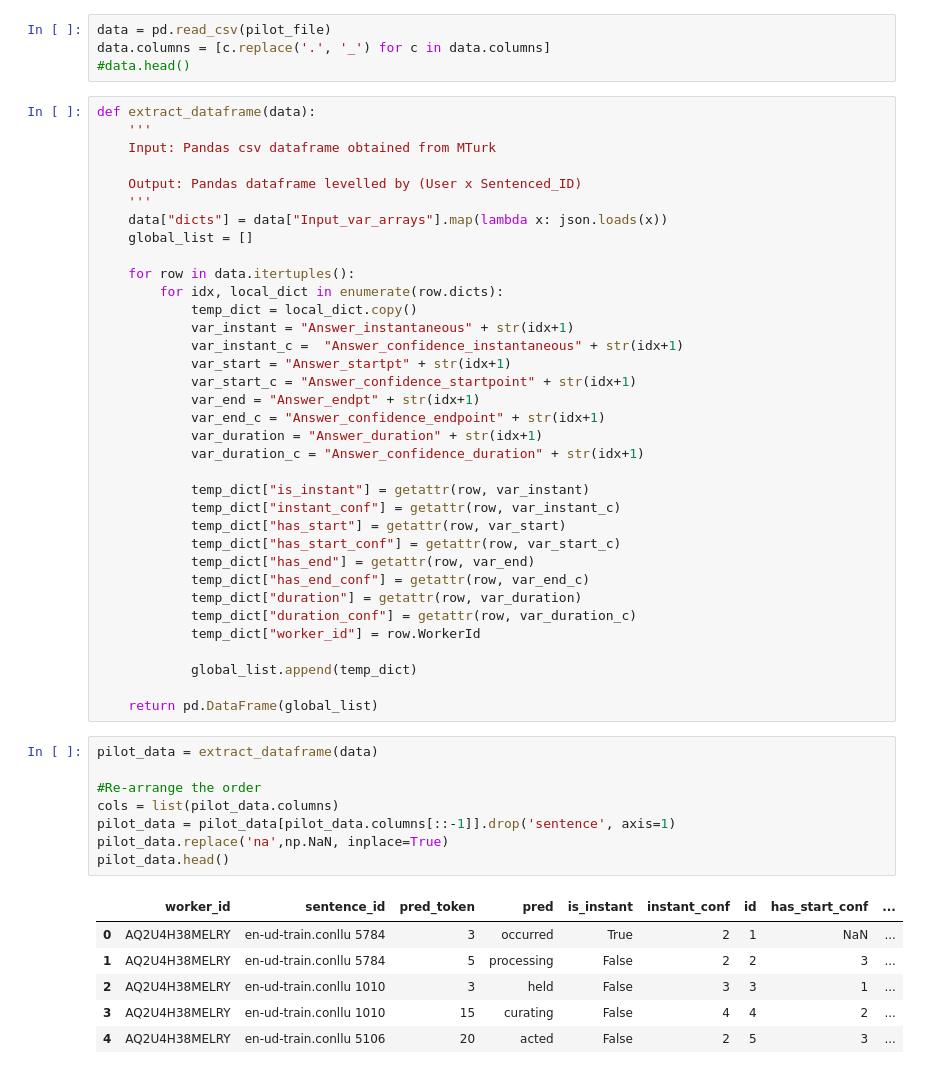
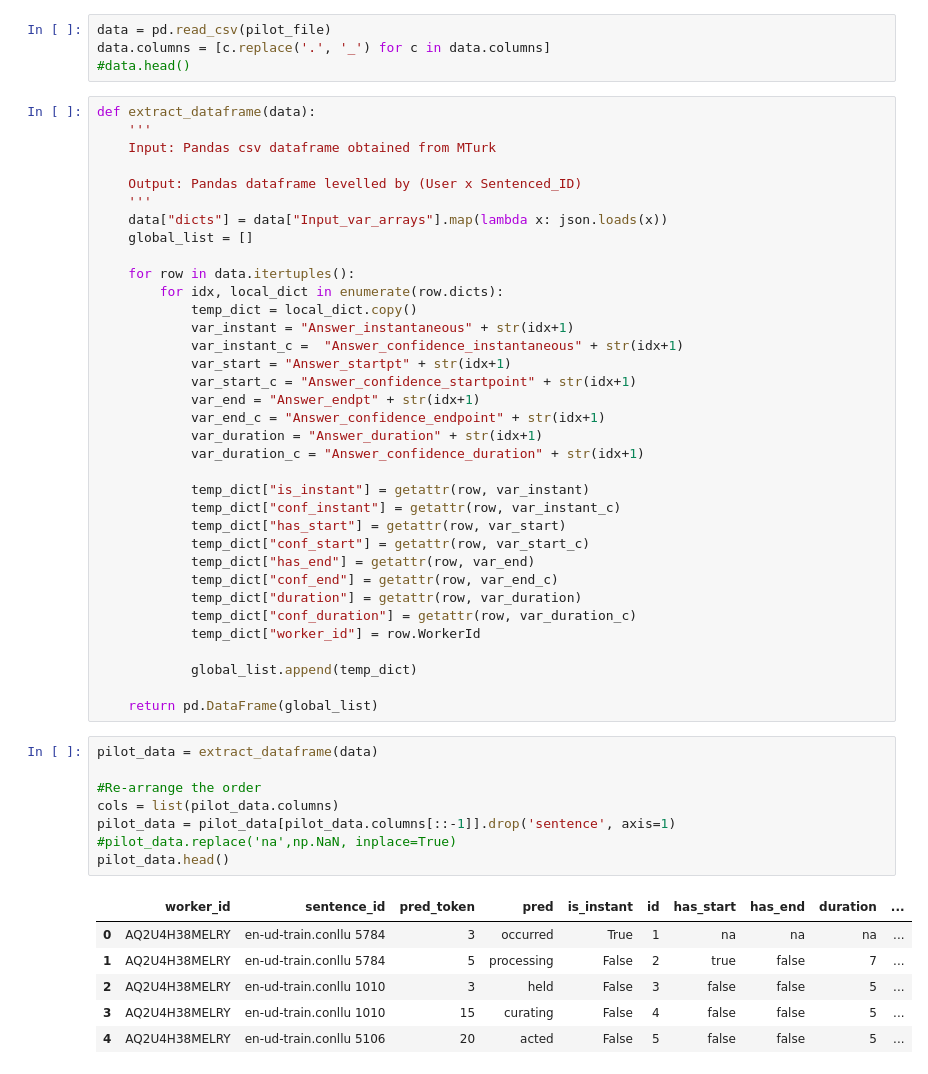
Before and after one commit to mdheller/factslab-protocols, a Jupyter notebook: Temporal_relations/testing_HIT/pilot_data_processing_v0.1.ipynb, the cells around one changed output. Saved outputs shown, nothing was run; the diff lists cells and outputs as text.

```diff
--- a/Temporal_relations/testing_HIT/pilot_data_processing_v0.1.ipynb
+++ b/Temporal_relations/testing_HIT/pilot_data_processing_v0.1.ipynb
@@ -32,13 +36,13 @@ def extract_dataframe(data):
             var_duration_c = "Answer_confidence_duration" + str(idx+1)
 
             temp_dict["is_instant"] = getattr(row, var_instant)
-            temp_dict["instant_conf"] = getattr(row, var_instant_c)
+            temp_dict["conf_instant"] = getattr(row, var_instant_c)
             temp_dict["has_start"] = getattr(row, var_start)
-            temp_dict["has_start_conf"] = getattr(row, var_start_c)
+            temp_dict["conf_start"] = getattr(row, var_start_c)
             temp_dict["has_end"] = getattr(row, var_end)
-            temp_dict["has_end_conf"] = getattr(row, var_end_c)
+            temp_dict["conf_end"] = getattr(row, var_end_c)
             temp_dict["duration"] = getattr(row, var_duration)
-            temp_dict["duration_conf"] = getattr(row, var_duration_c)
+            temp_dict["conf_duration"] = getattr(row, var_duration_c)
             temp_dict["worker_id"] = row.WorkerId
 
             global_list.append(temp_dict)
@@ -47,15 +51,15 @@ def extract_dataframe(data):
 # %%
 pilot_data = extract_dataframe(data)
 
 #Re-arrange the order
 cols = list(pilot_data.columns)
 pilot_data = pilot_data[pilot_data.columns[::-1]].drop('sentence', axis=1)
-pilot_data.replace('na',np.NaN, inplace=True)
+#pilot_data.replace('na',np.NaN, inplace=True)
 pilot_data.head()
 # %% [output]
-|  | worker_id | sentence_id | pred_token | pred | is_instant | instant_conf | id | has_start_conf | ... |
-| 0 | AQ2U4H38MELRY | en-ud-train.conllu 5784 | 3 | occurred | True | 2 | 1 | NaN | ... |
-| 1 | AQ2U4H38MELRY | en-ud-train.conllu 5784 | 5 | processing | False | 2 | 2 | 3 | ... |
-| 2 | AQ2U4H38MELRY | en-ud-train.conllu 1010 | 3 | held | False | 3 | 3 | 1 | ... |
-| 3 | AQ2U4H38MELRY | en-ud-train.conllu 1010 | 15 | curating | False | 4 | 4 | 2 | ... |
-| 4 | AQ2U4H38MELRY | en-ud-train.conllu 5106 | 20 | acted | False | 2 | 5 | 3 | ... |
+|  | worker_id | sentence_id | pred_token | pred | is_instant | id | has_start | has_end | duration | ... |
+| 0 | AQ2U4H38MELRY | en-ud-train.conllu 5784 | 3 | occurred | True | 1 | na | na | na | ... |
+| 1 | AQ2U4H38MELRY | en-ud-train.conllu 5784 | 5 | processing | False | 2 | true | false | 7 | ... |
+| 2 | AQ2U4H38MELRY | en-ud-train.conllu 1010 | 3 | held | False | 3 | false | false | 5 | ... |
+| 3 | AQ2U4H38MELRY | en-ud-train.conllu 1010 | 15 | curating | False | 4 | false | false | 5 | ... |
+| 4 | AQ2U4H38MELRY | en-ud-train.conllu 5106 | 20 | acted | False | 5 | false | false | 5 | ... |
```
Also changed, not shown: parts of 13 cells of this notebook.
